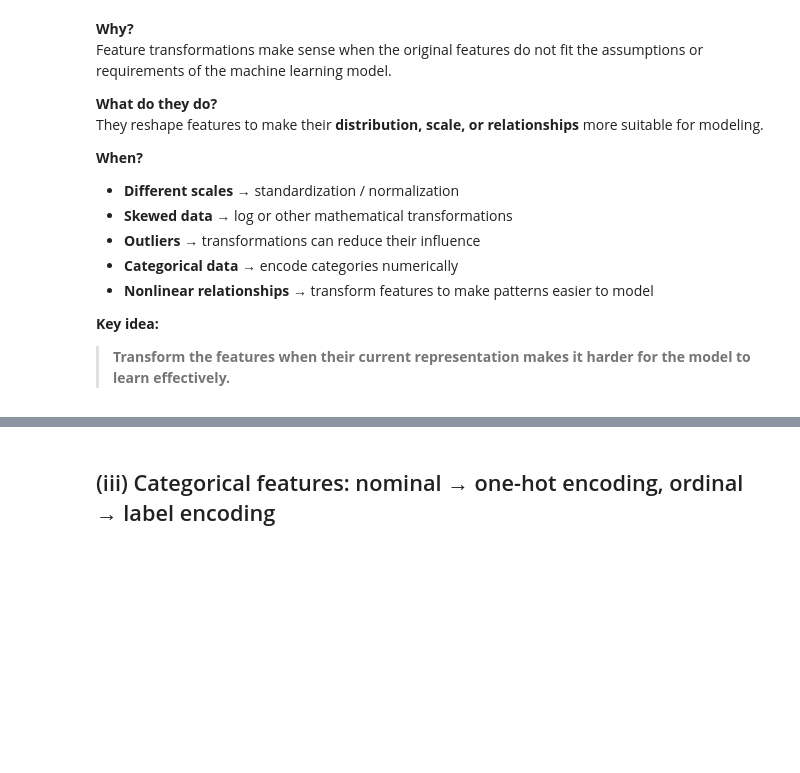
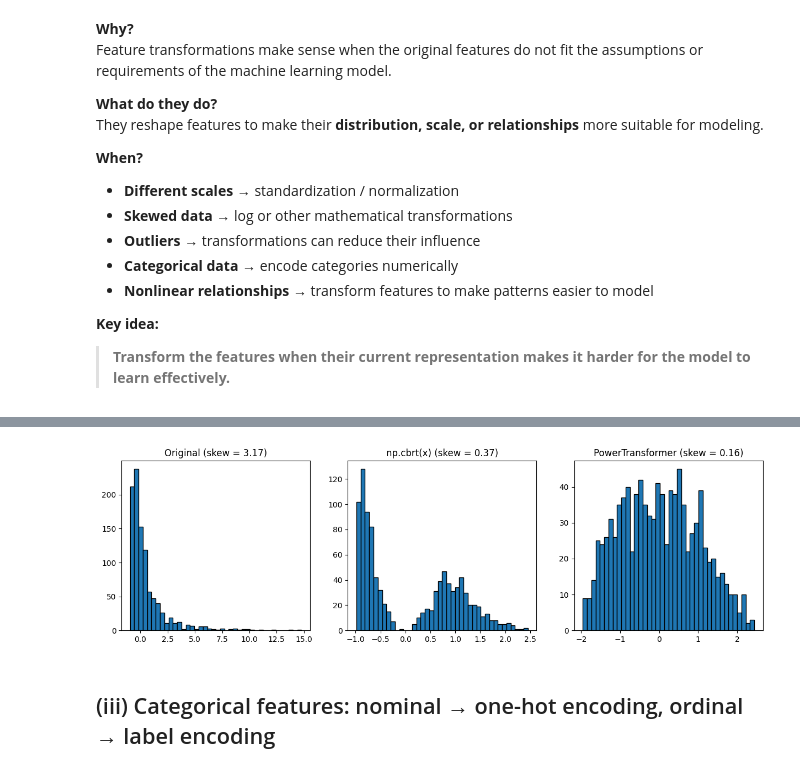
Before and after one commit to noraberinger/FeatureEngineering_HS2026, a Jupyter notebook: 02_Feature_Transformation.ipynb, the cells around one changed output, grey strips where cells are left out. Cells and saved outputs as stored; diff of their text form; code cells hidden in the pictures; blank space fills up the shorter version.

```diff
--- a/02_Feature_Transformation.ipynb
+++ b/02_Feature_Transformation.ipynb
@@ -57,3 +135,22 @@ They reshape features to make their **distribution, scale, or relationships** mo
+# %%
+from sklearn.preprocessing import PowerTransformer
+
+# Right skewed data with negative values (log would fail here)
+np.random.seed(0)
+x = np.random.lognormal(size=1000) - 1
+
+# Cube root by hand vs PowerTransformer, which picks the best power itself (needs a 2D column)
+data = {'Original': x,
+        'np.cbrt(x)': np.cbrt(x),
+        'PowerTransformer': PowerTransformer().fit_transform(x.reshape(-1, 1)).ravel()}
+
+fig, axes = plt.subplots(1, 3, figsize=(15, 4))
+for ax, (name, values) in zip(axes, data.items()):
+    ax.hist(values, bins=40, edgecolor='black')
+    ax.set_title(f'{name} (skew = {pd.Series(values).skew():.2f})')
+plt.show()
+# %% [output]
+[figure, added]
 # %% [markdown]
 ## (iii) Categorical features: nominal → one-hot encoding, ordinal → label encoding
 # %% [markdown]
```
Also changed, not shown: parts of 6 cells of this notebook.
